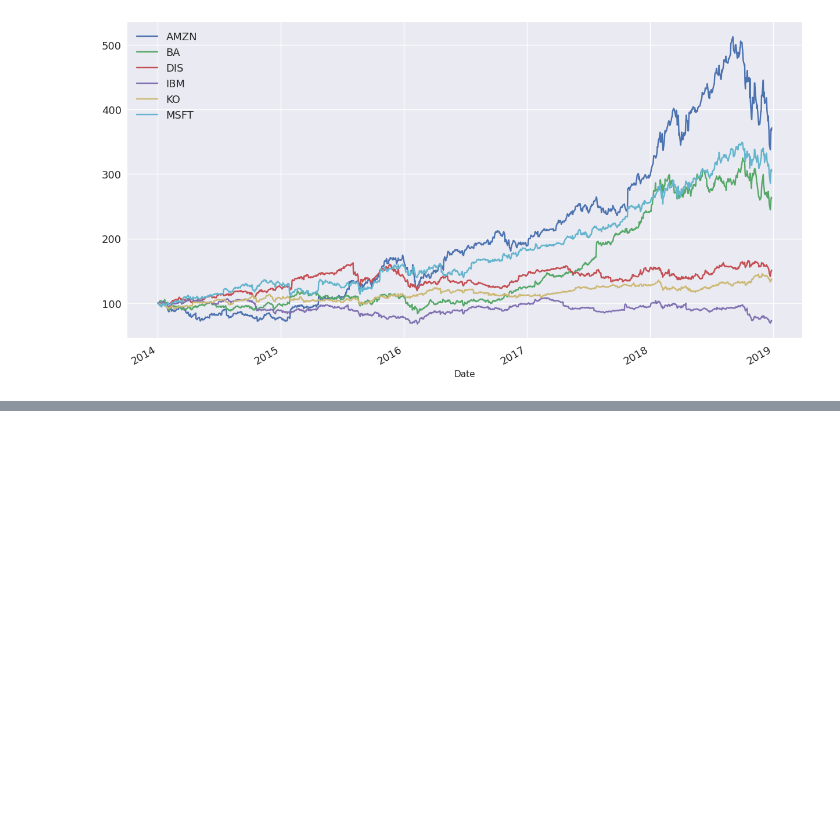
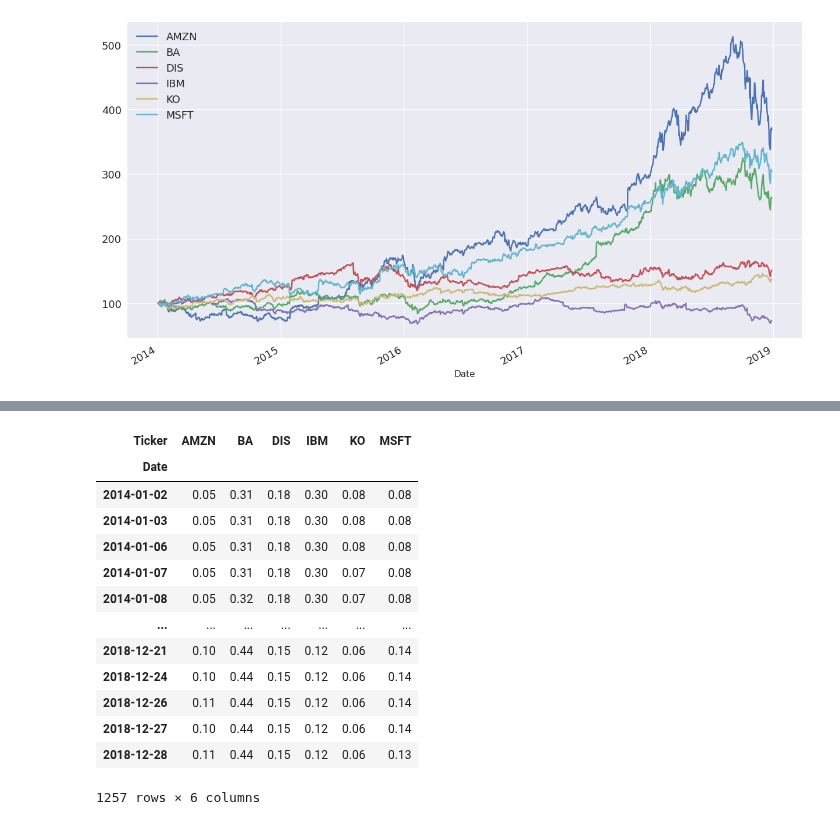
Before and after one commit to JamieW365/finance_projects, a Jupyter notebook: notebooks/stock_indexing.ipynb, the cells around one changed output, grey strips where cells are left out. Cells and saved outputs as stored; diff of their text form; code cells hidden in the pictures; blank space fills up the shorter version.

```diff
--- a/notebooks/stock_indexing.ipynb
+++ b/notebooks/stock_indexing.ipynb
@@ -66,0 +160,18 @@ plt.show()
+# %%
+weights_PWI = stocks.div(stocks.sum(axis = 1), axis =0)
+weights_PWI
+# %% [output]
+| Ticker | AMZN | BA | DIS | IBM | KO | MSFT |
+| Date |  |  |  |  |  |  |
+| 2014-01-02 | 0.05 | 0.31 | 0.18 | 0.30 | 0.08 | 0.08 |
+| 2014-01-03 | 0.05 | 0.31 | 0.18 | 0.30 | 0.08 | 0.08 |
+| 2014-01-06 | 0.05 | 0.31 | 0.18 | 0.30 | 0.08 | 0.08 |
+| 2014-01-07 | 0.05 | 0.31 | 0.18 | 0.30 | 0.07 | 0.08 |
+| 2014-01-08 | 0.05 | 0.32 | 0.18 | 0.30 | 0.07 | 0.08 |
+| ... | ... | ... | ... | ... | ... | ... |
+| 2018-12-21 | 0.10 | 0.44 | 0.15 | 0.12 | 0.06 | 0.14 |
+| 2018-12-24 | 0.10 | 0.44 | 0.15 | 0.12 | 0.06 | 0.14 |
+| 2018-12-26 | 0.11 | 0.44 | 0.15 | 0.12 | 0.06 | 0.14 |
+| 2018-12-27 | 0.10 | 0.44 | 0.15 | 0.12 | 0.06 | 0.14 |
+| 2018-12-28 | 0.11 | 0.44 | 0.15 | 0.12 | 0.06 | 0.13 |
+1257 rows × 6 columns
```
Also changed, not shown: parts of 9 cells of this notebook.
